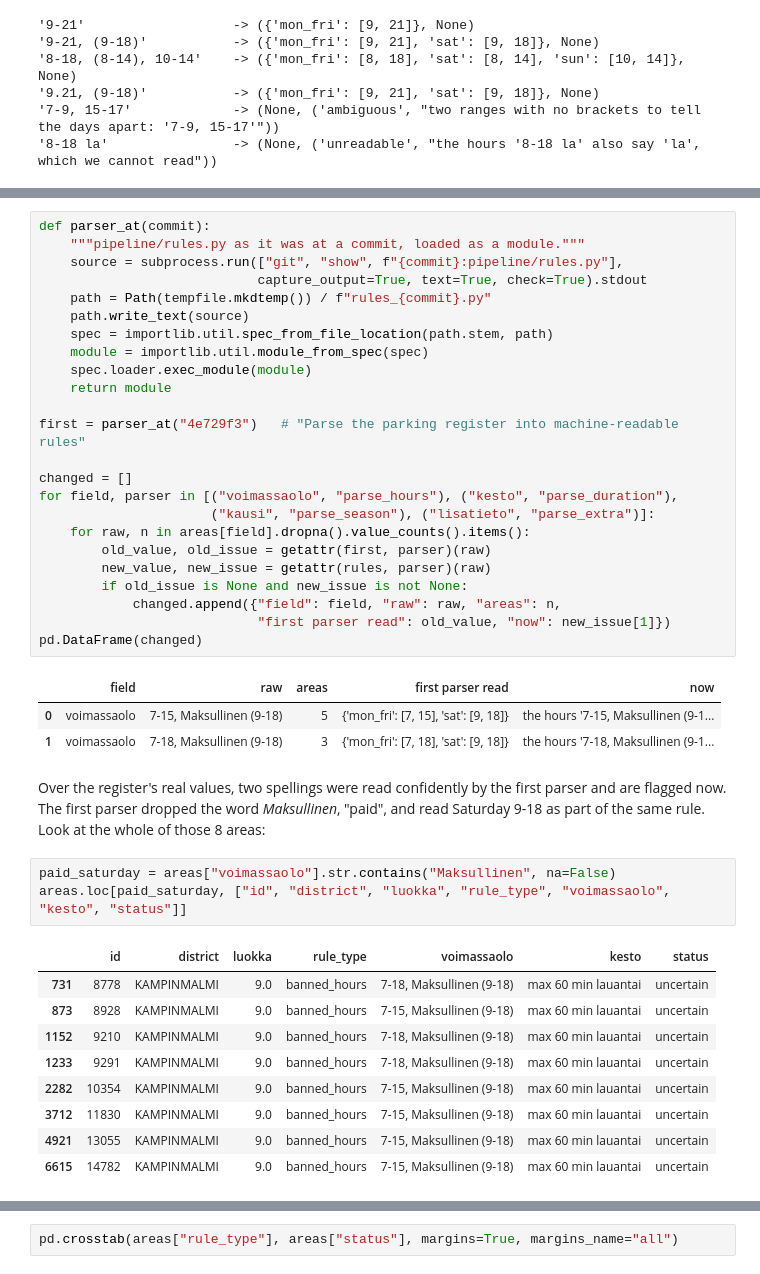
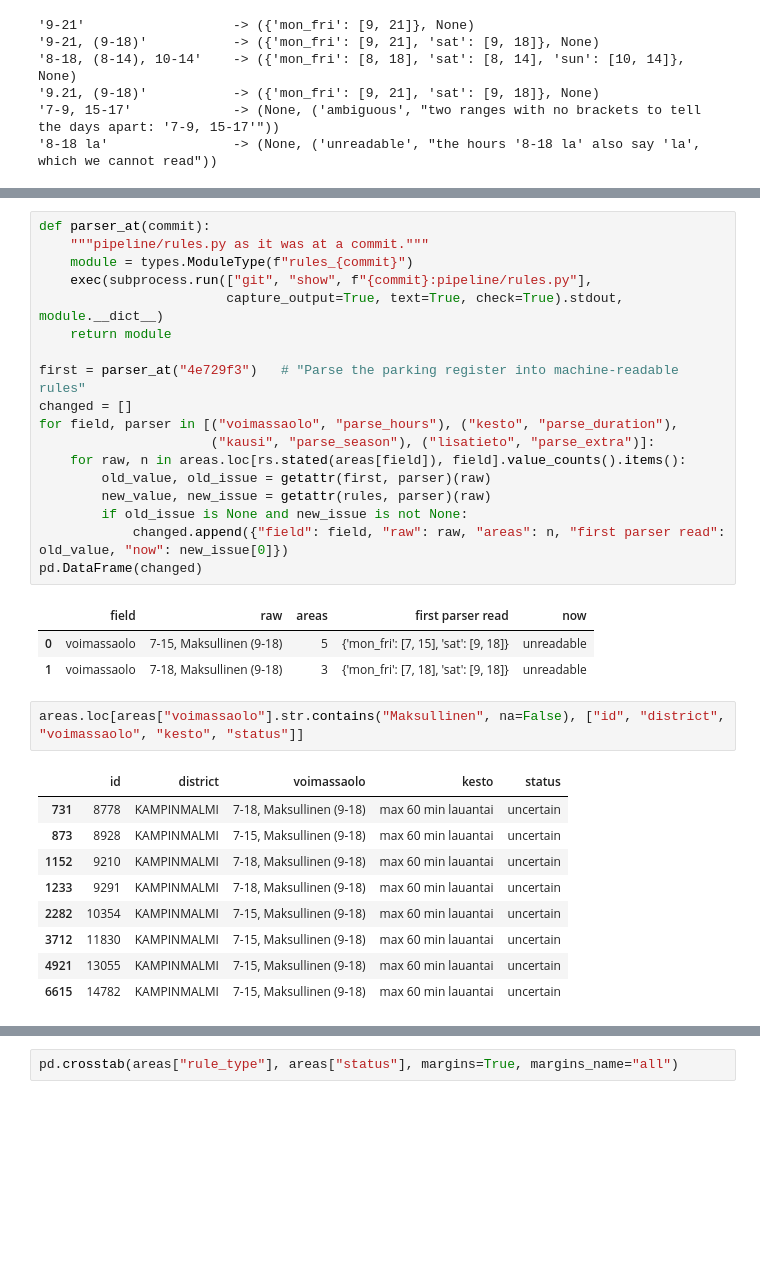
Before and after one commit to tercanfurkan/parkkiko, a Jupyter notebook: notebooks/stages/03_preprocessing.ipynb, the cells around one changed output, grey strips where cells are left out. Saved outputs shown, nothing was run; the diff lists cells and outputs as text; blank space fills up the shorter version.

```diff
--- a/notebooks/stages/03_preprocessing.ipynb
+++ b/notebooks/stages/03_preprocessing.ipynb
@@ -403,47 +300,36 @@ rest. We can measure what that meant by loading it from git history and running
 over every spelling in the register:
 # %%
 def parser_at(commit):
-    """pipeline/rules.py as it was at a commit, loaded as a module."""
-    source = subprocess.run(["git", "show", f"{commit}:pipeline/rules.py"],
-                            capture_output=True, text=True, check=True).stdout
-    path = Path(tempfile.mkdtemp()) / f"rules_{commit}.py"
-    path.write_text(source)
-    spec = importlib.util.spec_from_file_location(path.stem, path)
-    module = importlib.util.module_from_spec(spec)
-    spec.loader.exec_module(module)
+    """pipeline/rules.py as it was at a commit."""
+    module = types.ModuleType(f"rules_{commit}")
+    exec(subprocess.run(["git", "show", f"{commit}:pipeline/rules.py"],
+                        capture_output=True, text=True, check=True).stdout, module.__dict__)
     return module
 
 first = parser_at("4e729f3")   # "Parse the parking register into machine-readable rules"
-
 changed = []
 for field, parser in [("voimassaolo", "parse_hours"), ("kesto", "parse_duration"),
                       ("kausi", "parse_season"), ("lisatieto", "parse_extra")]:
-    for raw, n in areas[field].dropna().value_counts().items():
+    for raw, n in areas.loc[rs.stated(areas[field]), field].value_counts().items():
         old_value, old_issue = getattr(first, parser)(raw)
         new_value, new_issue = getattr(rules, parser)(raw)
         if old_issue is None and new_issue is not None:
-            changed.append({"field": field, "raw": raw, "areas": n,
-                            "first parser read": old_value, "now": new_issue[1]})
+            changed.append({"field": field, "raw": raw, "areas": n, "first parser read": old_value, "now": new_issue[0]})
 pd.DataFrame(changed)
 # %% [output]
 |  | field | raw | areas | first parser read | now |
-| 0 | voimassaolo | 7-15, Maksullinen (9-18) | 5 | {'mon_fri': [7, 15], 'sat': [9, 18]} | the hours '7-15, Maksullinen (9-1... |
-| 1 | voimassaolo | 7-18, Maksullinen (9-18) | 3 | {'mon_fri': [7, 18], 'sat': [9, 18]} | the hours '7-18, Maksullinen (9-1... |
+| 0 | voimassaolo | 7-15, Maksullinen (9-18) | 5 | {'mon_fri': [7, 15], 'sat': [9, 18]} | unreadable |
+| 1 | voimassaolo | 7-18, Maksullinen (9-18) | 3 | {'mon_fri': [7, 18], 'sat': [9, 18]} | unreadable |
-# %% [markdown]
-Over the register's real values, two spellings were read confidently by the first parser and are
-flagged now. The first parser dropped the word *Maksullinen*, "paid", and read Saturday 9-18 as
-part of the same rule. Look at the whole of those 8 areas:
 # %%
-paid_saturday = areas["voimassaolo"].str.contains("Maksullinen", na=False)
-areas.loc[paid_saturday, ["id", "district", "luokka", "rule_type", "voimassaolo", "kesto", "status"]]
+areas.loc[areas["voimassaolo"].str.contains("Maksullinen", na=False), ["id", "district", "voimassaolo", "kesto", "status"]]
 # %% [output]
-|  | id | district | luokka | rule_type | voimassaolo | kesto | status |
-| 731 | 8778 | KAMPINMALMI | 9.0 | banned_hours | 7-18, Maksullinen (9-18) | max 60 min lauantai | uncertain |
-| 873 | 8928 | KAMPINMALMI | 9.0 | banned_hours | 7-15, Maksullinen (9-18) | max 60 min lauantai | uncertain |
-| 1152 | 9210 | KAMPINMALMI | 9.0 | banned_hours | 7-18, Maksullinen (9-18) | max 60 min lauantai | uncertain |
-| 1233 | 9291 | KAMPINMALMI | 9.0 | banned_hours | 7-18, Maksullinen (9-18) | max 60 min lauantai | uncertain |
-| 2282 | 10354 | KAMPINMALMI | 9.0 | banned_hours | 7-15, Maksullinen (9-18) | max 60 min lauantai | uncertain |
-| 3712 | 11830 | KAMPINMALMI | 9.0 | banned_hours | 7-15, Maksullinen (9-18) | max 60 min lauantai | uncertain |
-| 4921 | 13055 | KAMPINMALMI | 9.0 | banned_hours | 7-15, Maksullinen (9-18) | max 60 min lauantai | uncertain |
-| 6615 | 14782 | KAMPINMALMI | 9.0 | banned_hours | 7-15, Maksullinen (9-18) | max 60 min lauantai | uncertain |
+|  | id | district | voimassaolo | kesto | status |
+| 731 | 8778 | KAMPINMALMI | 7-18, Maksullinen (9-18) | max 60 min lauantai | uncertain |
+| 873 | 8928 | KAMPINMALMI | 7-15, Maksullinen (9-18) | max 60 min lauantai | uncertain |
+| 1152 | 9210 | KAMPINMALMI | 7-18, Maksullinen (9-18) | max 60 min lauantai | uncertain |
+| 1233 | 9291 | KAMPINMALMI | 7-18, Maksullinen (9-18) | max 60 min lauantai | uncertain |
+| 2282 | 10354 | KAMPINMALMI | 7-15, Maksullinen (9-18) | max 60 min lauantai | uncertain |
+| 3712 | 11830 | KAMPINMALMI | 7-15, Maksullinen (9-18) | max 60 min lauantai | uncertain |
+| 4921 | 13055 | KAMPINMALMI | 7-15, Maksullinen (9-18) | max 60 min lauantai | uncertain |
+| 6615 | 14782 | KAMPINMALMI | 7-15, Maksullinen (9-18) | max 60 min lauantai | uncertain |
 # %% [markdown]
```
Also changed, not shown: parts of 66 cells of this notebook, 2 other files.
